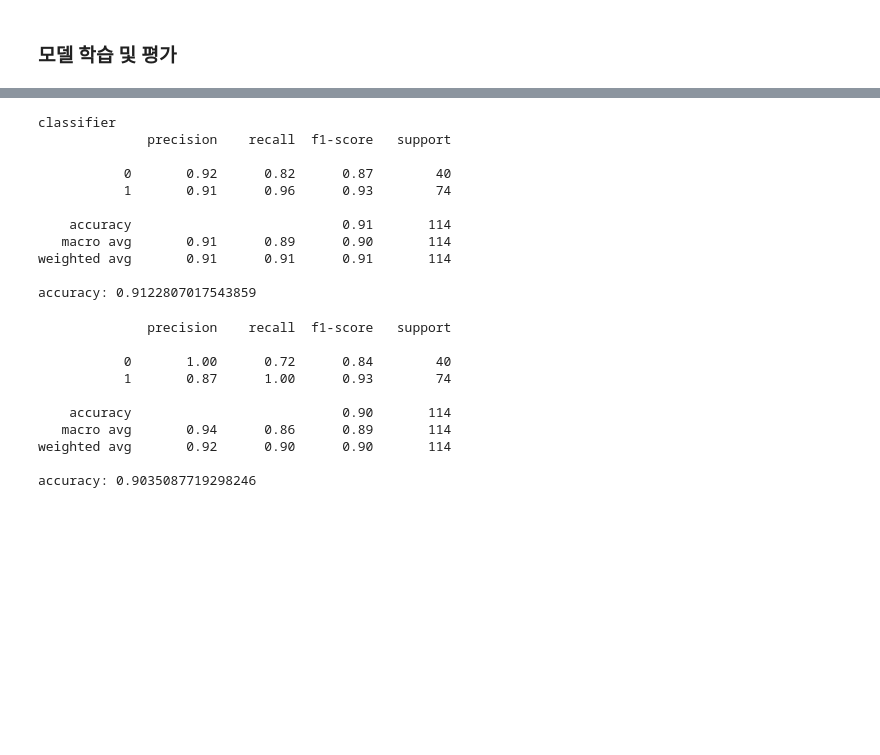
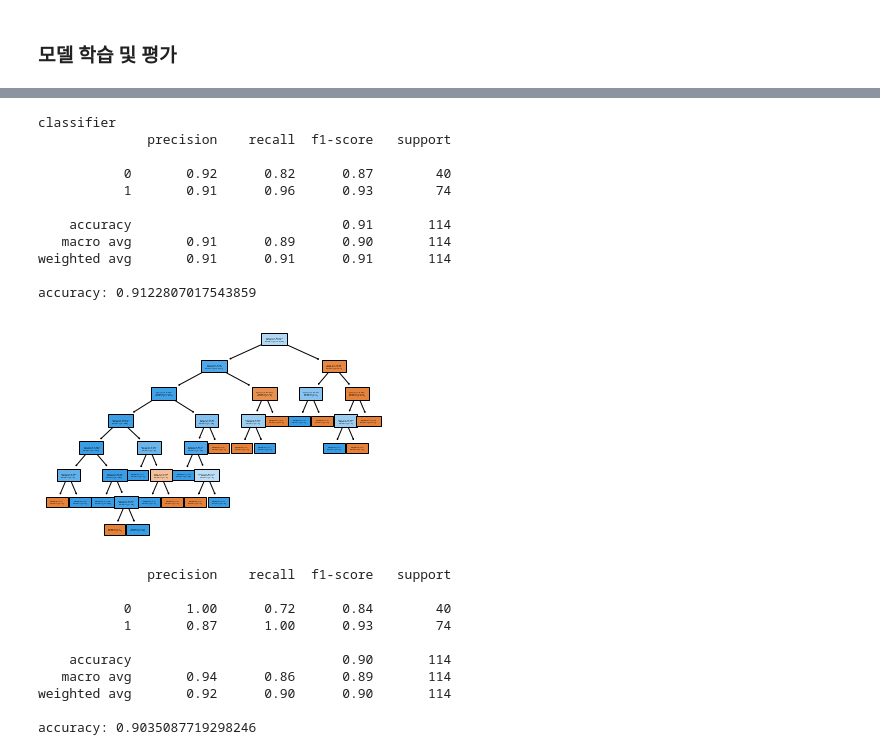
Before and after one commit to Gangsss/aiffel, a Jupyter notebook: Exploration/EX2/EX2-breast_cancer.ipynb, the cells around one changed output, grey strips where cells are left out. Drawn from its saved outputs; the diff is of its cells as text; code cells hidden in the pictures; blank space fills up the shorter version.

```diff
--- a/Exploration/EX2/EX2-breast_cancer.ipynb
+++ b/Exploration/EX2/EX2-breast_cancer.ipynb
@@ -79,29 +84,38 @@ X_train 개수:  455 , X_test 개수:  114
 # %%
+from sklearn.tree import DecisionTreeClassifier, export_graphviz
+from sklearn.datasets import load_breast_cancer
+from sklearn import tree
 from sklearn.tree import DecisionTreeClassifier
+import matplotlib.pyplot as plt
 
 decision_tree = DecisionTreeClassifier(random_state=32)
 print(decision_tree._estimator_type)
 
 decision_tree.fit(X_train, y_train)
 
 from sklearn.metrics import accuracy_score
 y_pred_dtree = decision_tree.predict(X_test)
 
 print(classification_report(y_test, y_pred_dtree))
 acc_dtree = accuracy_score(y_test, y_pred_dtree)
 print("accuracy:" ,acc_dtree)
+
+plt.figure()
+tree.plot_tree(decision_tree, filled=True,fontsize=2,impurity=False)
+plt.show()
 # %% [output]
 classifier
               precision    recall  f1-score   support
 
            0       0.92      0.82      0.87        40
            1       0.91      0.96      0.93        74
 
     accuracy                           0.91       114
    macro avg       0.91      0.89      0.90       114
 weighted avg       0.91      0.91      0.91       114
 
 accuracy: 0.9122807017543859
+[figure, added]
 # %%
 from sklearn import svm
 svm_model = svm.SVC(random_state=32)
```
Also changed, not shown: parts of 2 cells of this notebook, 22 other files.
